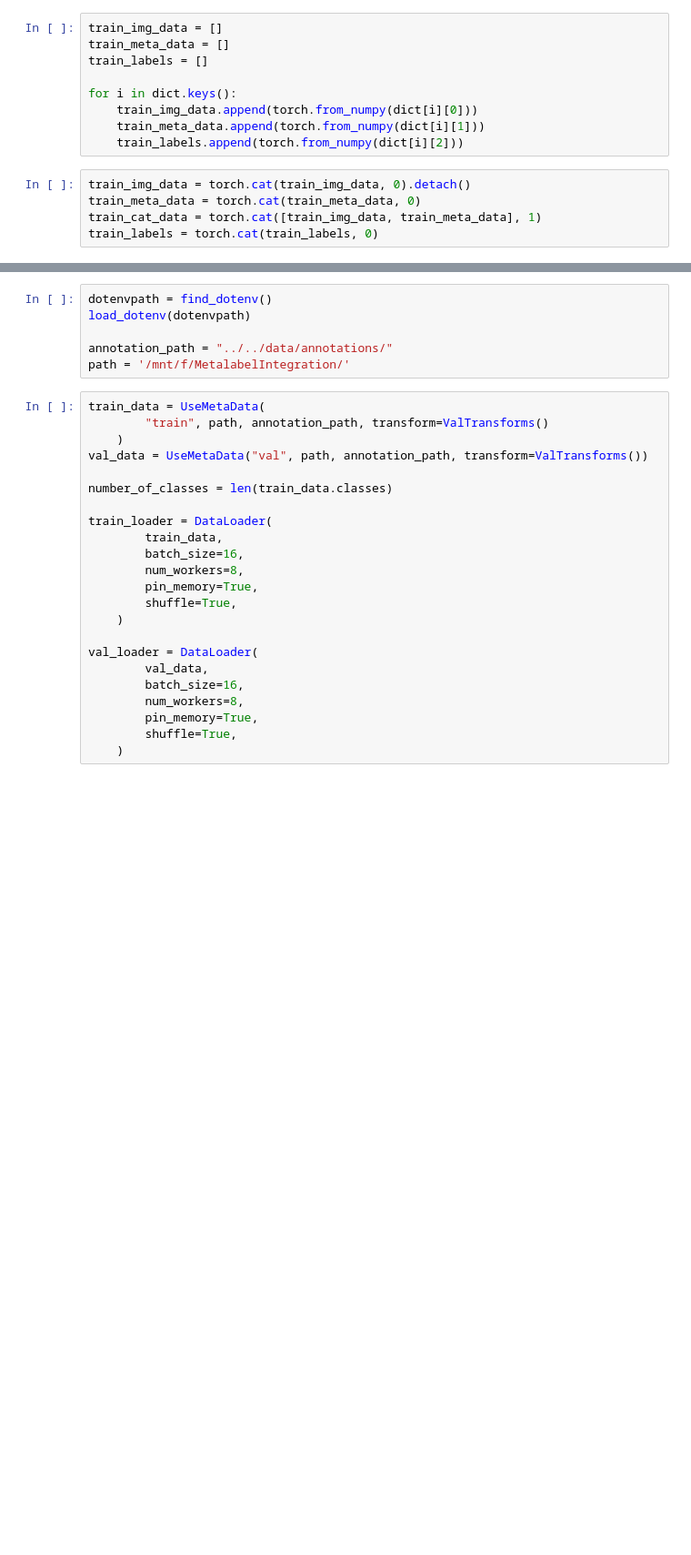
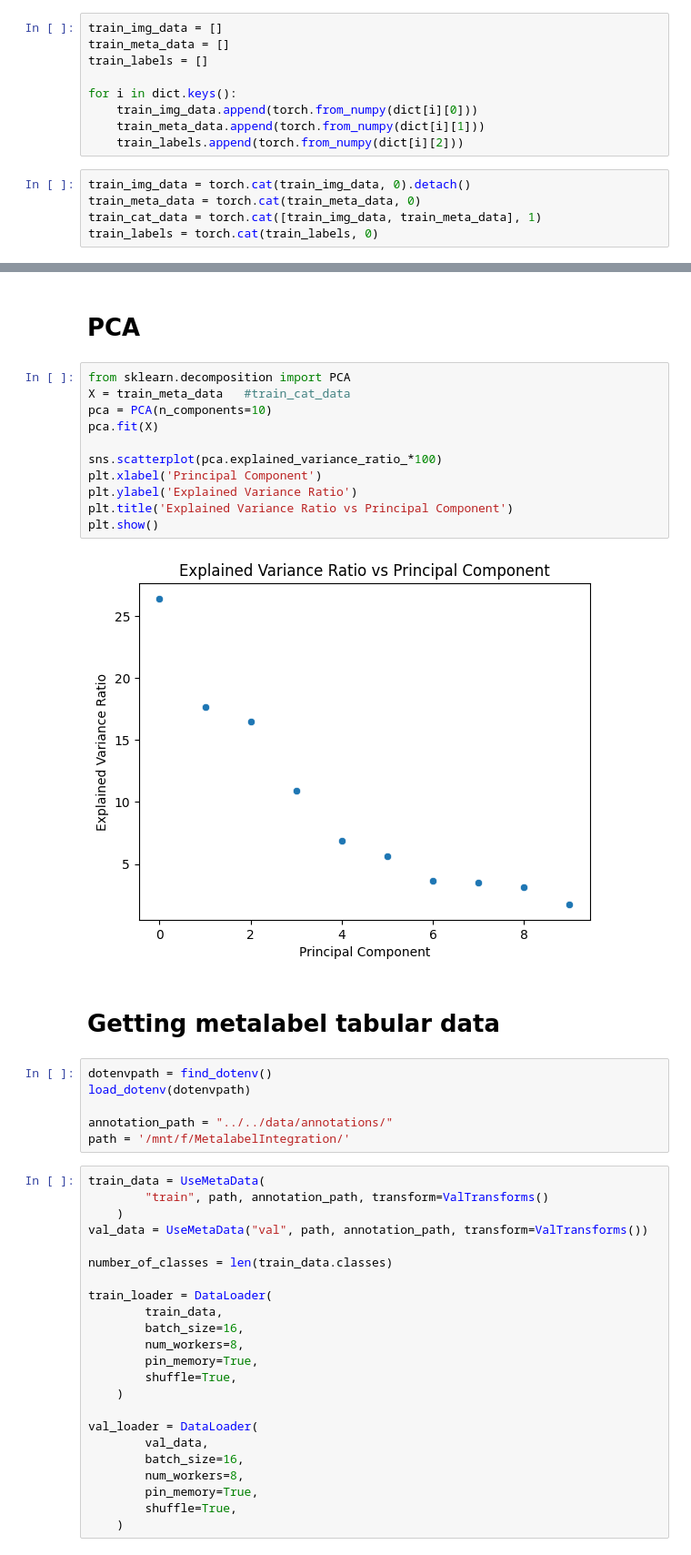
Before and after one commit to CarlAnSc/bachelor_project, a Jupyter notebook: src/models/get_embeddings.ipynb, the cells around one changed output, grey strips where cells are left out. Shown: that part at 91% size. Saved outputs shown, nothing was run; the diff lists cells and outputs as text; blank space fills up the shorter version.

```diff
--- a/src/models/get_embeddings.ipynb
+++ b/src/models/get_embeddings.ipynb
@@ -38,3 +83,20 @@ for train_data in [train_img_data, train_cat_data]:
+# %% [markdown]
+# PCA
+# %%
+from sklearn.decomposition import PCA
+X = train_meta_data   #train_cat_data
+pca = PCA(n_components=10)
+pca.fit(X)
+
+sns.scatterplot(pca.explained_variance_ratio_*100)
+plt.xlabel('Principal Component')
+plt.ylabel('Explained Variance Ratio')
+plt.title('Explained Variance Ratio vs Principal Component')
+plt.show()
+# %% [output]
+[figure, added]
+# %% [markdown]
+# Getting metalabel tabular data
 # %%
 dotenvpath = find_dotenv()
 load_dotenv(dotenvpath)
```
Also changed, not shown: parts of 10 cells of this notebook.
